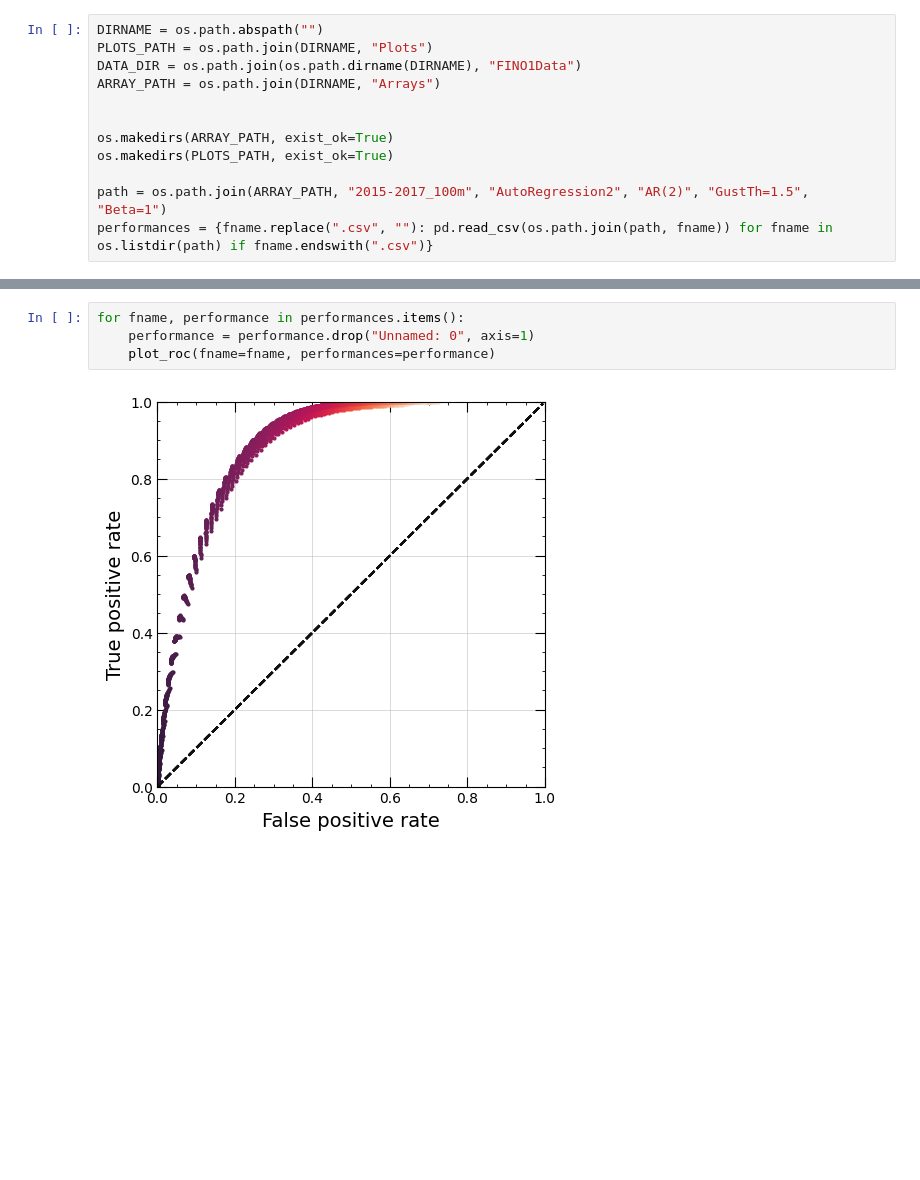
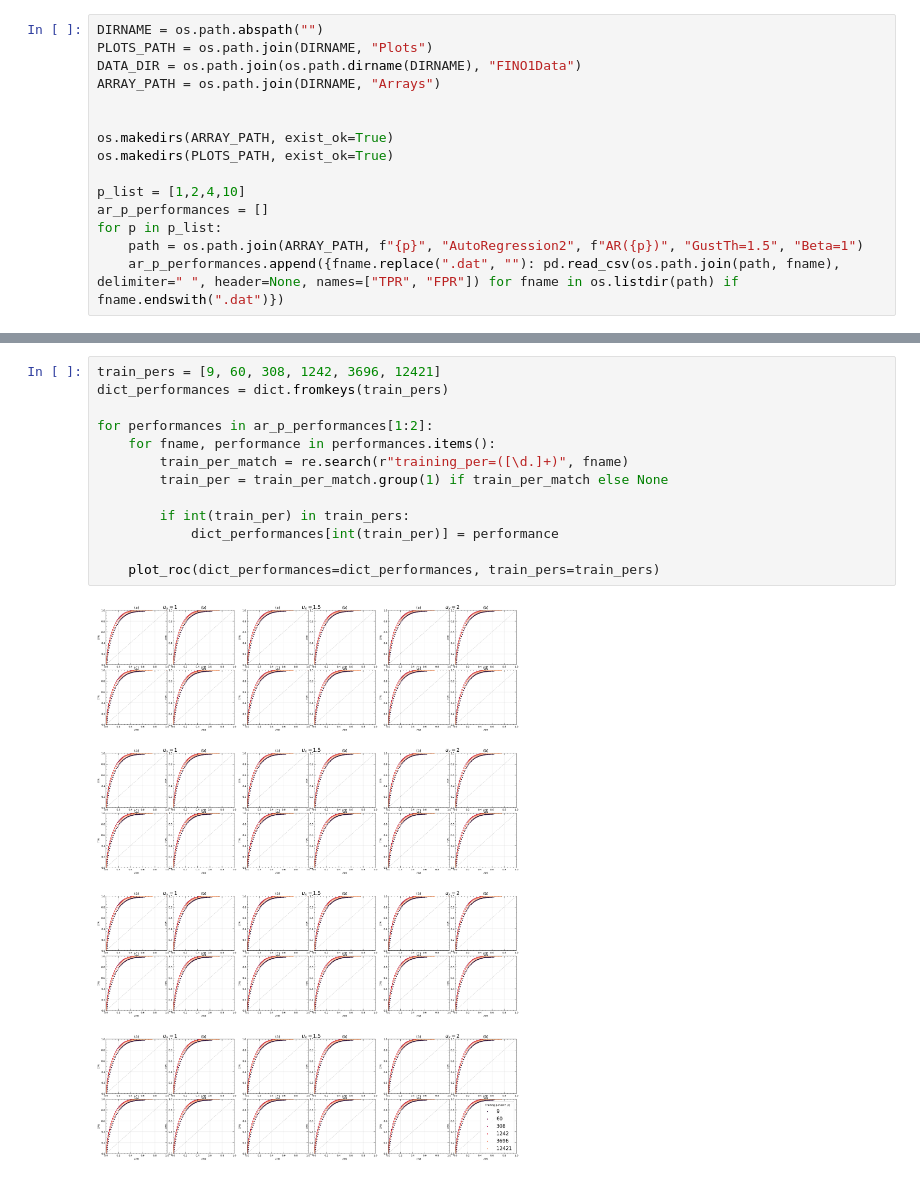
Before and after one commit to Moorboor/WindGust, a Jupyter notebook: PlotROC.ipynb, the cells around one changed output, grey strips where cells are left out. Cells and saved outputs as stored; diff of their text form; blank space fills up the shorter version.

Commit message:
Cluster Version and GaussTrafo and Plots

```diff
--- a/PlotROC.ipynb
+++ b/PlotROC.ipynb
@@ -16,6 +19,9 @@ ARRAY_PATH = os.path.join(DIRNAME, "Arrays")
 os.makedirs(ARRAY_PATH, exist_ok=True)
 os.makedirs(PLOTS_PATH, exist_ok=True)
 
-path = os.path.join(ARRAY_PATH, "2015-2017_100m", "AutoRegression2", "AR(2)", "GustTh=1.5", "Beta=1")
-performances = {fname.replace(".csv", ""): pd.read_csv(os.path.join(path, fname)) for fname in os.listdir(path) if fname.endswith(".csv")}
+p_list = [1,2,4,10]
+ar_p_performances = []
+for p in p_list:
+    path = os.path.join(ARRAY_PATH, f"{p}", "AutoRegression2", f"AR({p})", "GustTh=1.5", "Beta=1")
+    ar_p_performances.append({fname.replace(".dat", ""): pd.read_csv(os.path.join(path, fname), delimiter=" ", header=None, names=["TPR", "FPR"]) for fname in os.listdir(path) if fname.endswith(".dat")})
 # %%
@@ -51,6 +74,15 @@ def plot_roc(*, fname, performances):
-# %%
-for fname, performance in performances.items():
-    performance = performance.drop("Unnamed: 0", axis=1)
-    plot_roc(fname=fname, performances=performance)
-# %% [output]
-[figure, removed]
+# %%
+train_pers = [9, 60, 308, 1242, 3696, 12421]
+dict_performances = dict.fromkeys(train_pers)
+
+for performances in ar_p_performances[1:2]:
+    for fname, performance in performances.items():
+        train_per_match = re.search(r"training_per=([\d.]+)", fname)
+        train_per = train_per_match.group(1) if train_per_match else None
+
+        if int(train_per) in train_pers:
+            dict_performances[int(train_per)] = performance
+
+    plot_roc(dict_performances=dict_performances, train_pers=train_pers)
+# %% [output]
+[figure, added]
```
Also changed, not shown: parts of 7 cells of this notebook, 1 other file.
